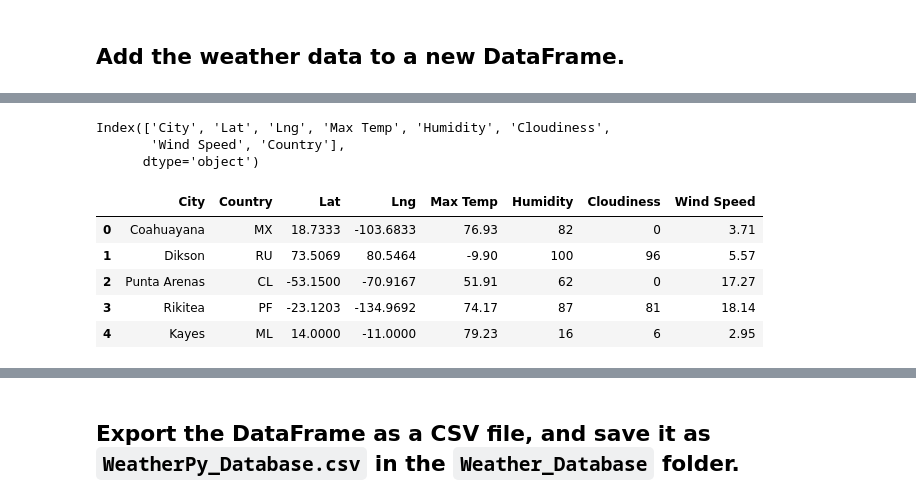
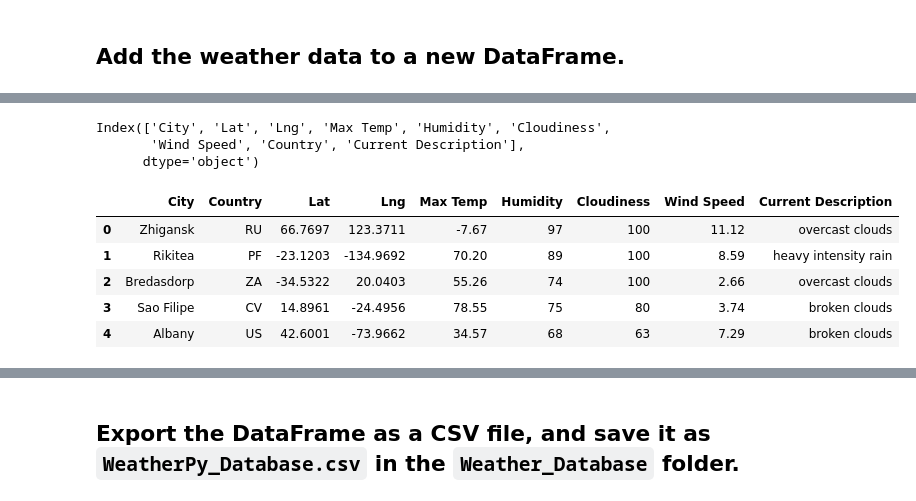
Before and after one commit to MSheehy90/World_Weather_Analysis, a Jupyter notebook: Weather_Database/Weather_Database.ipynb, the cells around one changed output, grey strips where cells are left out. Drawn from its saved outputs; the diff is of its cells as text; code cells hidden in the pictures.

```diff
--- a/Weather_Database/Weather_Database.ipynb
+++ b/Weather_Database/Weather_Database.ipynb
@@ -137,8 +137,8 @@ for i, city in enumerate(cities):
             city_clouds = city_weather["clouds"]["all"]
             city_wind = city_weather["wind"]["speed"]
             city_country = city_weather["sys"]["country"]
-            # Convert the date to ISO standard.
-            city_date = datetime.utcfromtimestamp(city_weather["dt"]).strftime('%Y-%m-%d %H:%M:%S')
+            city_description = city_weather['weather'][0]['description']
+
             # Append the city information into city_data list.
             city_data.append({"City": city.title(),
                               "Lat": city_lat,
@@ -147,7 +147,8 @@ for i, city in enumerate(cities):
                               "Humidity": city_humidity,
                               "Cloudiness": city_clouds,
                               "Wind Speed": city_wind,
-                              "Country": city_country})
+                              "Country": city_country,
+                              "Current Description": city_description})
 
 
     # If an error is experienced, skip the city
@@ -207,24 +208,24 @@ city_data_df.head(10)
 city_data_df.columns
 # %% [output]
 Index(['City', 'Lat', 'Lng', 'Max Temp', 'Humidity', 'Cloudiness',
-       'Wind Speed', 'Country'],
+       'Wind Speed', 'Country', 'Current Description'],
       dtype='object')
 # %%
 # Create a list to reorder the column names as follows:
 # "City", "Country", "Lat", "Lng", "Max Temp", "Humidity",  "Cloudiness", "Wind Speed",  "Current Description"
-new_column_order = ["City", "Country", "Lat", "Lng", "Max Temp", "Humidity",  "Cloudiness", "Wind Speed"]
+new_column_order = ["City", "Country", "Lat", "Lng", "Max Temp", "Humidity",  "Cloudiness", "Wind Speed", "Current Description"]
 
 # Recreate the DataFrame by using the new column order
 city_data_df = city_data_df[new_column_order]
 # Display sample data
 city_data_df.head()
 # %% [output]
-|  | City | Country | Lat | Lng | Max Temp | Humidity | Cloudiness | Wind Speed |
-| 0 | Coahuayana | MX | 18.7333 | -103.6833 | 76.93 | 82 | 0 | 3.71 |
-| 1 | Dikson | RU | 73.5069 | 80.5464 | -9.90 | 100 | 96 | 5.57 |
-| 2 | Punta Arenas | CL | -53.1500 | -70.9167 | 51.91 | 62 | 0 | 17.27 |
-| 3 | Rikitea | PF | -23.1203 | -134.9692 | 74.17 | 87 | 81 | 18.14 |
-| 4 | Kayes | ML | 14.0000 | -11.0000 | 79.23 | 16 | 6 | 2.95 |
+|  | City | Country | Lat | Lng | Max Temp | Humidity | Cloudiness | Wind Speed | Current Description |
+| 0 | Zhigansk | RU | 66.7697 | 123.3711 | -7.67 | 97 | 100 | 11.12 | overcast clouds |
+| 1 | Rikitea | PF | -23.1203 | -134.9692 | 70.20 | 89 | 100 | 8.59 | heavy intensity rain |
+| 2 | Bredasdorp | ZA | -34.5322 | 20.0403 | 55.26 | 74 | 100 | 2.66 | overcast clouds |
+| 3 | Sao Filipe | CV | 14.8961 | -24.4956 | 78.55 | 75 | 80 | 3.74 | broken clouds |
+| 4 | Albany | US | 42.6001 | -73.9662 | 34.57 | 68 | 63 | 7.29 | broken clouds |
 # %%
 # Display the data types of each column by using the dtypes Pandas function
 city_data_df.dtypes
```
Also changed, not shown: parts of 5 cells of this notebook, 3 other files.
